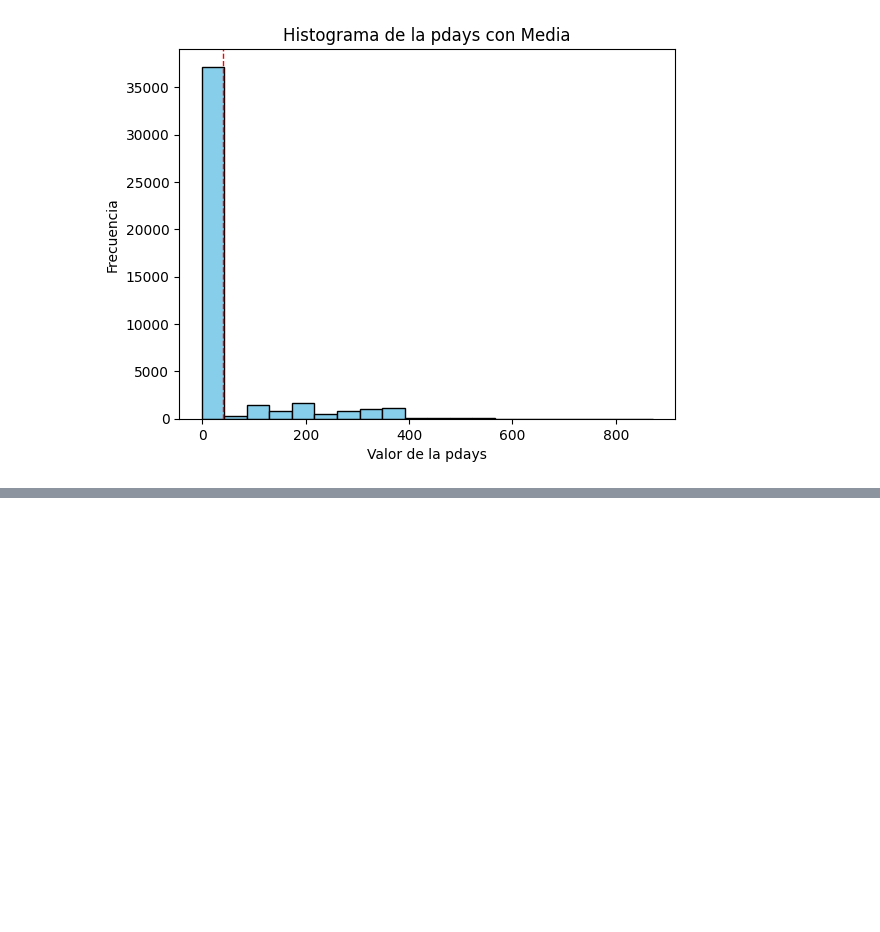
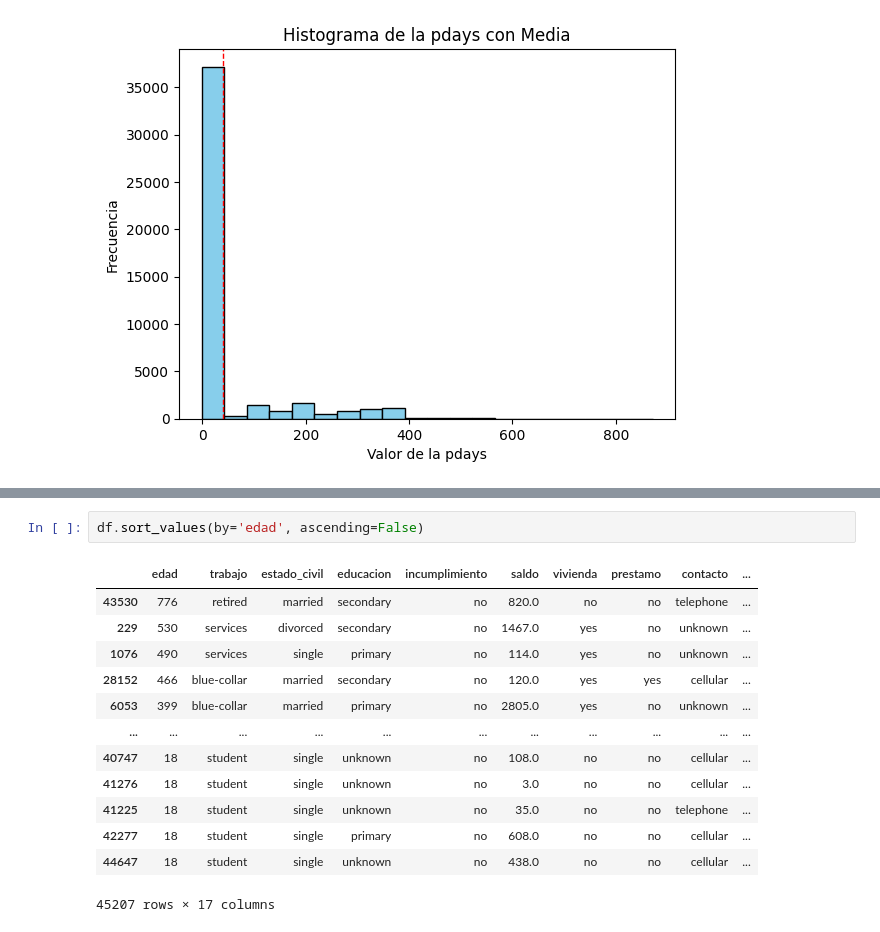
Before and after one commit to ccbeltran/Talento_Tech, a Jupyter notebook: Laboratorio_1_TalentoTech_CCBM.ipynb, the cells around one changed output, grey strips where cells are left out. Cells and saved outputs as stored; diff of their text form; blank space fills up the shorter version.

```diff
--- a/Laboratorio_1_TalentoTech_CCBM.ipynb
+++ b/Laboratorio_1_TalentoTech_CCBM.ipynb
@@ -402,0 +495,16 @@ plt.show()
+# %%
+df.sort_values(by='edad', ascending=False)
+# %% [output]
+|  | edad | trabajo | estado_civil | educacion | incumplimiento | saldo | vivienda | prestamo | contacto | ... |
+| 43530 | 776 | retired | married | secondary | no | 820.0 | no | no | telephone | ... |
+| 229 | 530 | services | divorced | secondary | no | 1467.0 | yes | no | unknown | ... |
+| 1076 | 490 | services | single | primary | no | 114.0 | yes | no | unknown | ... |
+| 28152 | 466 | blue-collar | married | secondary | no | 120.0 | yes | yes | cellular | ... |
+| 6053 | 399 | blue-collar | married | primary | no | 2805.0 | yes | no | unknown | ... |
+| ... | ... | ... | ... | ... | ... | ... | ... | ... | ... | ... |
+| 40747 | 18 | student | single | unknown | no | 108.0 | no | no | cellular | ... |
+| 41276 | 18 | student | single | unknown | no | 3.0 | no | no | cellular | ... |
+| 41225 | 18 | student | single | unknown | no | 35.0 | no | no | telephone | ... |
+| 42277 | 18 | student | single | primary | no | 608.0 | no | no | cellular | ... |
+| 44647 | 18 | student | single | unknown | no | 438.0 | no | no | cellular | ... |
+45207 rows × 17 columns
```
Also changed, not shown: parts of 6 cells of this notebook.
